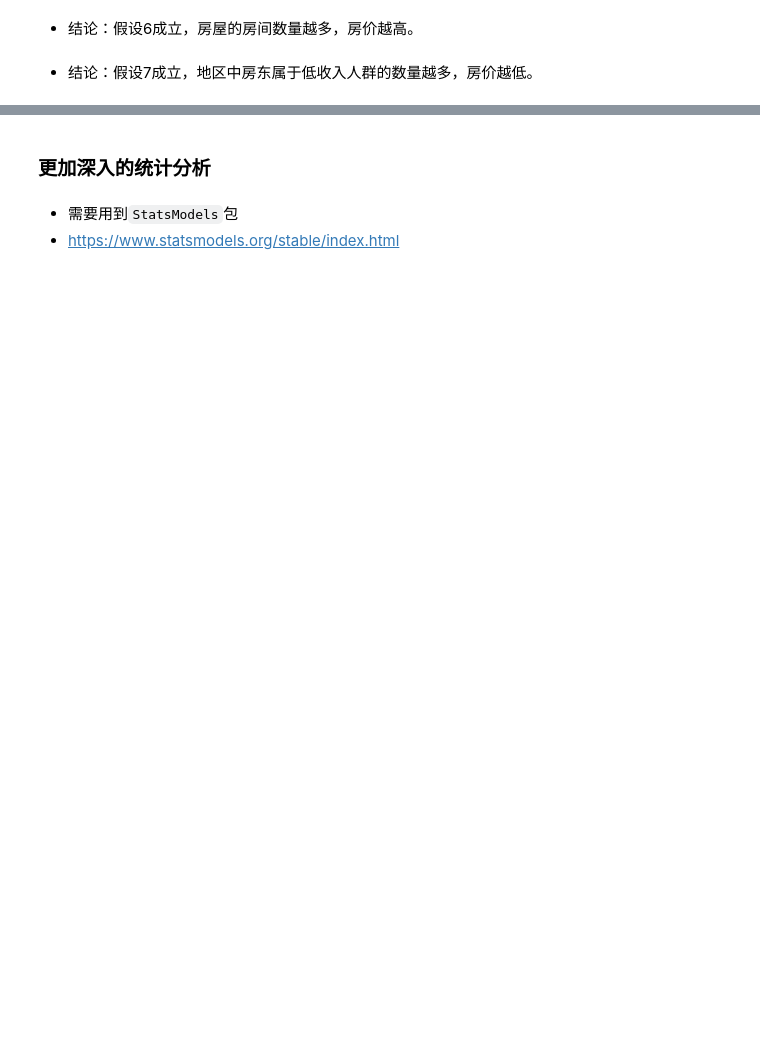
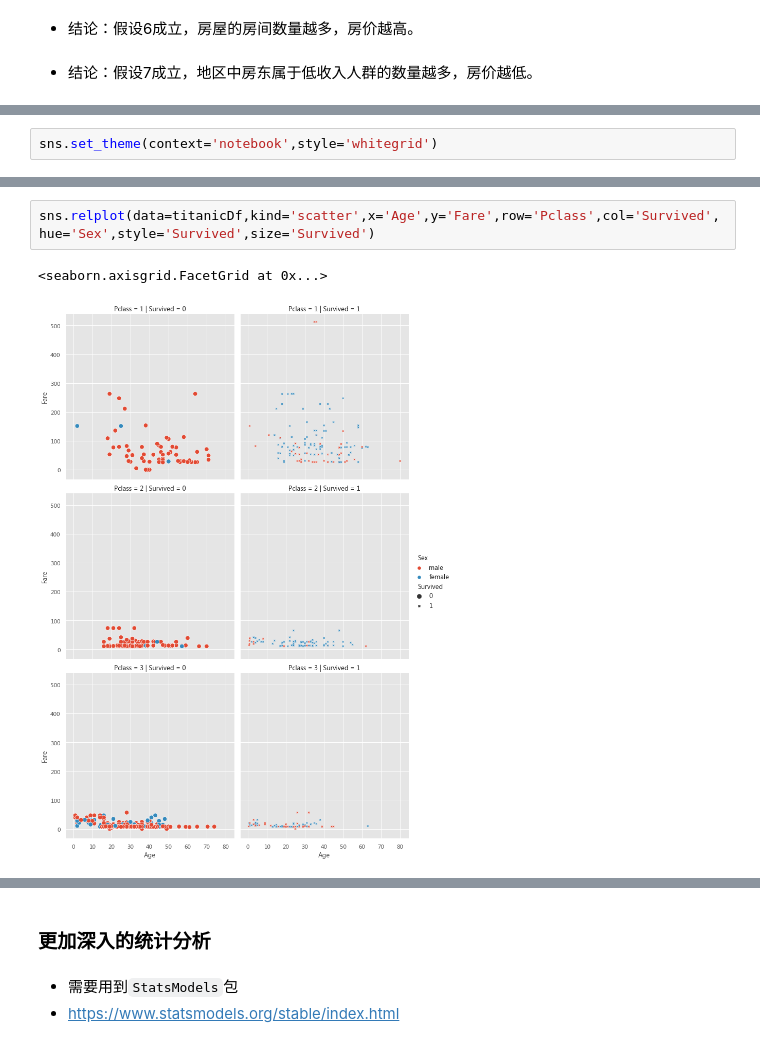
Before and after one commit to christinemu/biz-mining, a Jupyter notebook: DataAnalysis.ipynb, the cells around one changed output, grey strips where cells are left out. Cells and saved outputs as stored; diff of their text form; blank space fills up the shorter version.

Commit message:
DataAnalysis210406

```diff
--- a/DataAnalysis.ipynb
+++ b/DataAnalysis.ipynb
@@ -1548,0 +1713,2 @@ axlst.legend()
+# %%
+sns.set_theme(context='notebook',style='whitegrid')
@@ -1548,0 +1723,5 @@ axlst.legend()
+# %%
+sns.relplot(data=titanicDf,kind='scatter',x='Age',y='Fare',row='Pclass',col='Survived',hue='Sex',style='Survived',size='Survived')
+# %% [output]
+<seaborn.axisgrid.FacetGrid at 0x...>
+[figure, added]
```
Also changed, not shown: parts of 94 cells of this notebook.
